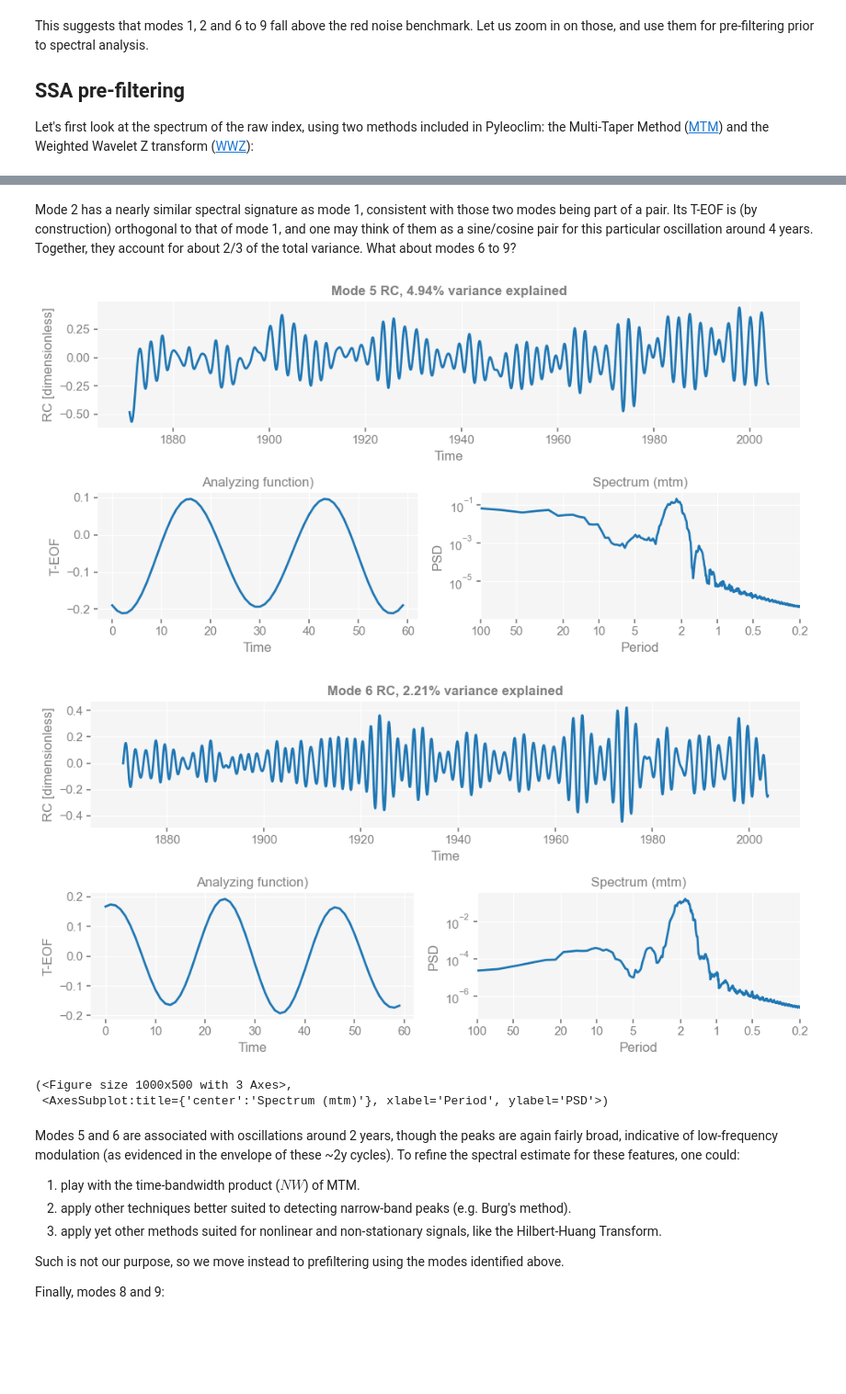
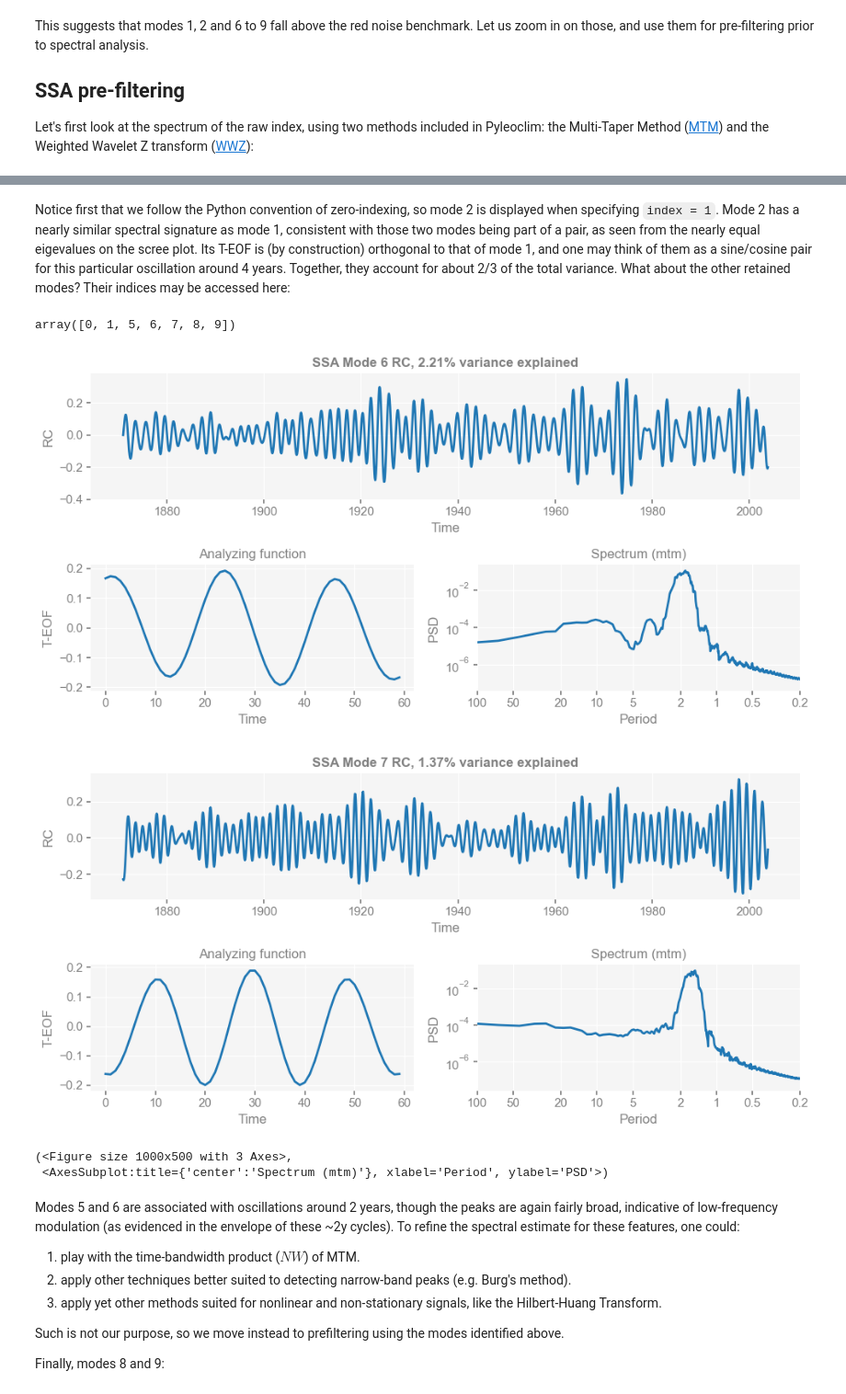
Before and after one commit to LinkedEarth/Pyleoclim_util, a Jupyter notebook: example_notebooks/singular_spectrum_analysis.ipynb, the cells around one changed output, grey strips where cells are left out. Shown at 92% size. Cells and saved outputs as stored; diff of their text form; code cells hidden in the pictures; blank space fills up the shorter version.

```diff
--- a/example_notebooks/singular_spectrum_analysis.ipynb
+++ b/example_notebooks/singular_spectrum_analysis.ipynb
@@ -26,7 +26,8 @@ data = sio.loadmat('../example_data/wtc_test_data_nino.mat')
 nino = data['nino'][:, 0]
 t    = data['datayear'][:,0]
 ts_nino = pyleo.Series(time=t, value=nino,value_name='NINO3')
-ts_n    = ts_nino.interp().center()
+ts_n, mu = ts_nino.interp().center()
+tn    = ts_n.time
 fig, ax = ts_n.plot(title='NINO3 region SST Anomalies',mute=True)
 pyleo.showfig(fig)
 # %% [output]
@@ -160,13 +160,17 @@ nino_mcssa.modeplot(mode=1)
 (<Figure size 1000x500 with 3 Axes>,
  <AxesSubplot:title={'center':'Spectrum (mtm)'}, xlabel='Period', ylabel='PSD'>)
 # %% [markdown]
-Mode 2 has a nearly similar spectral signature as mode 1, consistent with those two modes being part of a pair. Its T-EOF is (by construction) orthogonal to that of mode 1, and one may think of them as a sine/cosine pair for this particular oscillation around 4 years. Together, they account for about 2/3 of the total variance.  What about modes 6 to 9?
+Notice first that we follow the Python convention of zero-indexing, so mode 2 is displayed when specifying `index = 1`. Mode 2 has a nearly similar spectral signature as mode 1, consistent with those two modes being part of a pair, as seen from the nearly equal eigevalues on the scree plot. Its T-EOF is (by construction) orthogonal to that of mode 1, and one may think of them as a sine/cosine pair for this particular oscillation around 4 years. Together, they account for about 2/3 of the total variance.  What about the other retained modes? Their indices may be accessed here:
+# %%
+nino_mcssa.mode_idx
+# %% [output]
+array([0, 1, 5, 6, 7, 8, 9])
 # %%
-nino_mcssa.modeplot(mode=5)
-nino_mcssa.modeplot(mode=6)
+nino_mcssa.modeplot(index=5)
+nino_mcssa.modeplot(index=6)
 # %% [output]
-[figure, old version]
+[figure, new version]
-[figure, old version]
+[figure, new version]
 (<Figure size 1000x500 with 3 Axes>,
  <AxesSubplot:title={'center':'Spectrum (mtm)'}, xlabel='Period', ylabel='PSD'>)
 # %% [markdown]
```
Also changed, not shown: parts of 31 cells of this notebook, 2 other files.
